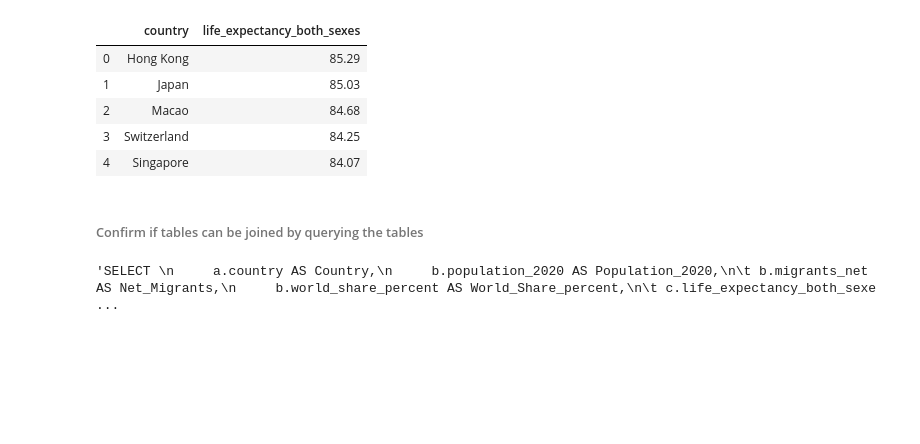
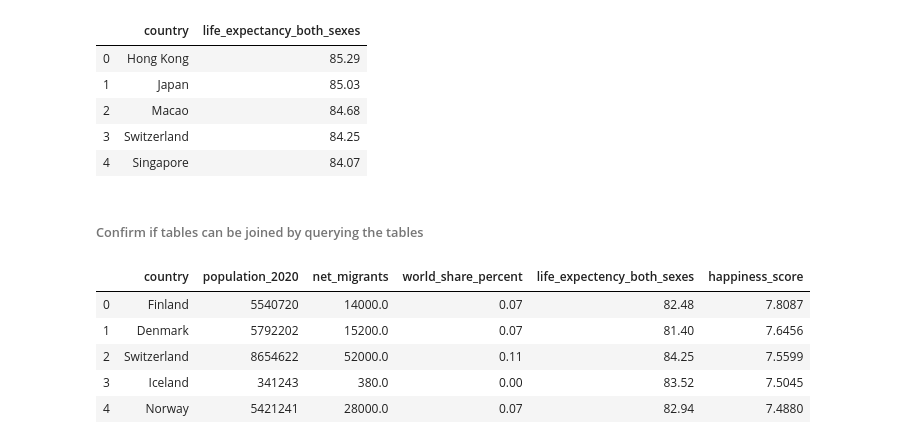
Before and after one commit to Soumya-Patil/Project-1-ETL, a Jupyter notebook: ETL_Project.ipynb, the cells around one changed output. Drawn from its saved outputs; the diff is of its cells as text; code cells hidden in the pictures; blank space fills up the shorter version.

Commit message:
read tables from the load and joined them

```diff
--- a/ETL_Project.ipynb
+++ b/ETL_Project.ipynb
@@ -273,22 +279,26 @@ pd.read_sql_query('select * from life_expectancy', con=engine).head()
 # %% [markdown]
 ###### Confirm if tables can be joined  by querying the  tables
 # %%
-#q =
-"""SELECT
+q = """SELECT
      a.country AS Country,
      b.population_2020 AS Population_2020,
 	 b.migrants_net AS Net_Migrants,
      b.world_share_percent AS World_Share_percent,
 	 c.life_expectancy_both_sexes AS Life_Expectency_both_sexes,
      a.happiness_score AS Happiness_Score \
 
 FROM
     happiness AS a
     INNER JOIN population AS b
         ON (a.country = b.country)
     INNER JOIN life_expectancy AS c
         ON (a.country = c.country);
 """
-#pd.read_sql_query('q', con=engine).head()
+pd.read_sql_query(q, con=engine).head()
 # %% [output]
-'SELECT \n     a.country AS Country,\n     b.population_2020 AS Population_2020,\n\t b.migrants_net AS Net_Migrants,\n     b.world_share_percent AS World_Share_percent,\n\t c.life_expectancy_both_sexe ...
+|  | country | population_2020 | net_migrants | world_share_percent | life_expectency_both_sexes | happiness_score |
+| 0 | Finland | 5540720 | 14000.0 | 0.07 | 82.48 | 7.8087 |
+| 1 | Denmark | 5792202 | 15200.0 | 0.07 | 81.40 | 7.6456 |
+| 2 | Switzerland | 8654622 | 52000.0 | 0.11 | 84.25 | 7.5599 |
+| 3 | Iceland | 341243 | 380.0 | 0.00 | 83.52 | 7.5045 |
+| 4 | Norway | 5421241 | 28000.0 | 0.07 | 82.94 | 7.4880 |
```
Also changed, not shown: parts of 8 cells of this notebook.
